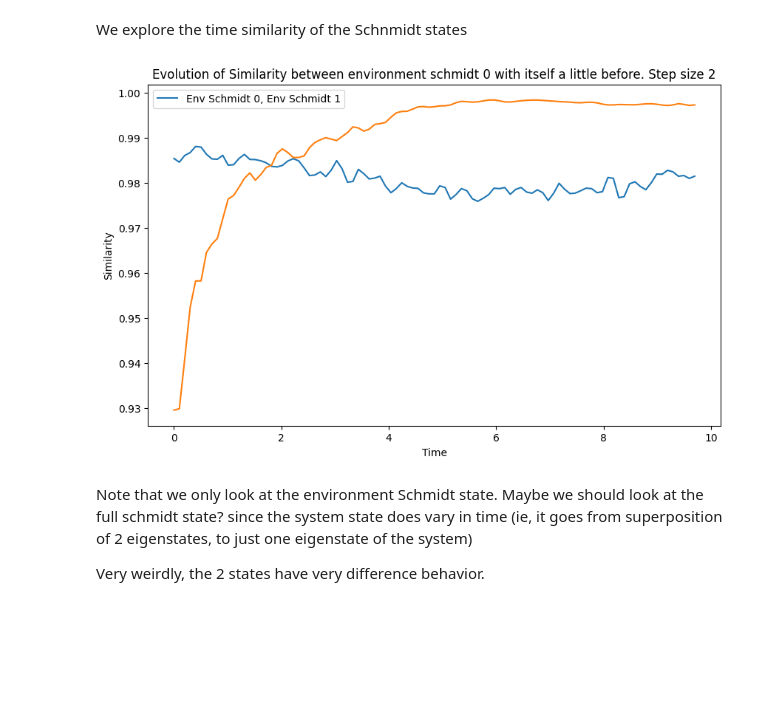
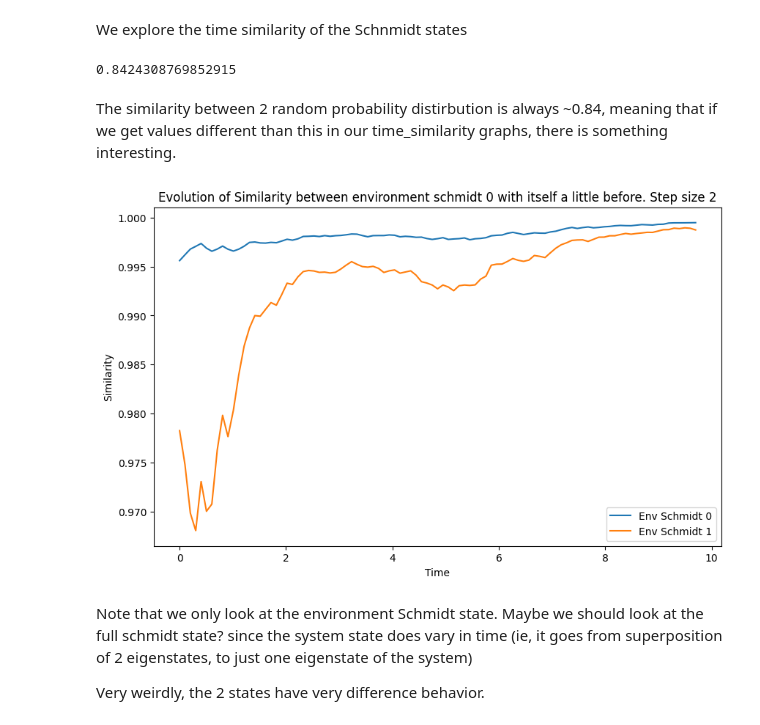
Before and after one commit to MarinAndreGirard/Quantum_Branching, a Jupyter notebook: similarity.ipynb, the cells around one changed output. Saved outputs shown, nothing was run; the diff lists cells and outputs as text; code cells hidden in the pictures; blank space fills up the shorter version.

```diff
--- a/similarity.ipynb
+++ b/similarity.ipynb
@@ -14,5 +15,24 @@ from similarities import time_cos_similarity_plot
 # %% [markdown]
 We explore the time similarity of the Schnmidt states
+# %%
+
+# Generate random vectors
+vector1 = np.abs(np.random.randn(d1*d2))
+vector2 = np.abs(np.random.randn(d1*d2))
+
+
+# Normalize the vectors
+vector1 = vector1 / np.linalg.norm(vector1)
+vector1 = np.sqrt(vector1)
+vector2 = vector2 / np.linalg.norm(vector2)
+vector2 = np.sqrt(vector2)
+
+d = 1 - distance.cosine(vector1, vector2)
+print(d)
+# %% [output]
+0.8424308769852915
+# %% [markdown]
+The similarity between 2 random probability distirbution is always ~0.84, meaning that if we get values different than this in our time_similarity graphs, there is something interesting.
 # %%
 #defining all quantities used in the simulation
 d1, d2 = 10, 200
@@ -24,10 +44,11 @@ tmax= 10
 ind_nb = 100
 #using all above to obtain QM qtts
 result, tlist, H_q, H_system_2, H_system_1_ext, H_system_2_ext, H_interaction, H_total, ket_0, ket_1, initial_state_system_2 = generate_result(d1,d2,w, E_spacing, Int_strength, tmax, ind_nb,0)
-# %%
-time_cos_similarity_plot(result,tlist)
-# %% [output]
-[figure, removed]
+# %%
+step = 2
+time_cos_similarity_plot_new(result,tlist,H_total,Int_strength,w,step)
+# %% [output]
+[figure, added]
 # %% [markdown]
 Note that we only look at the environment Schmidt state. Maybe we should look at the full schmidt state? since the system state does vary in time (ie, it goes from superposition of 2 eigenstates, to just one eigenstate of the system)
 
```
Also changed, not shown: parts of 10 cells of this notebook, 1 other file.
